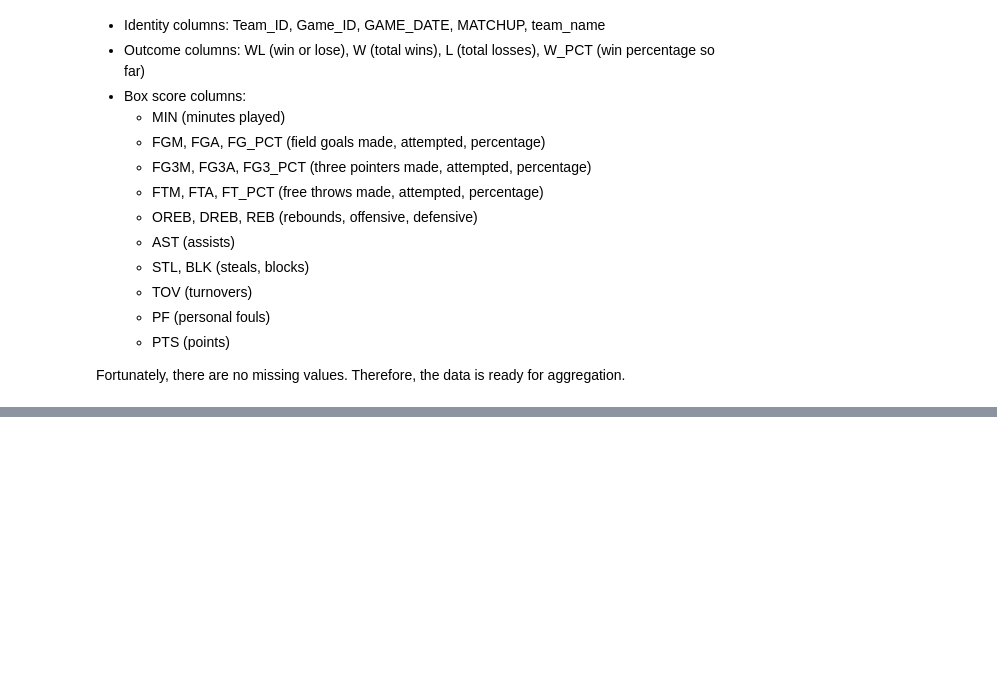
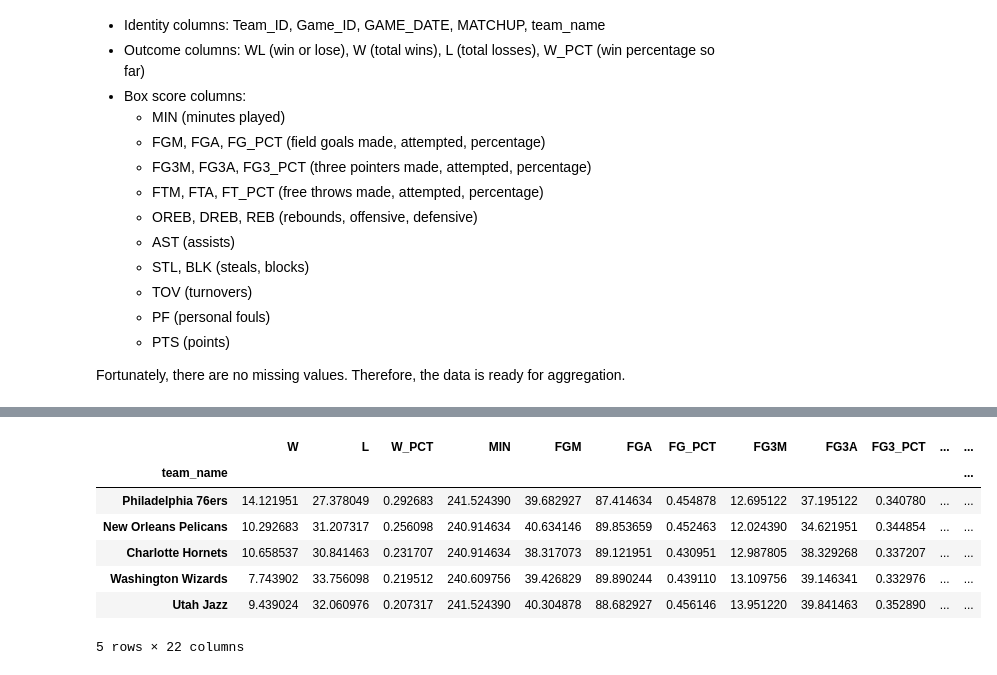
Before and after one commit to stengyv/NBA-Analysis, a Jupyter notebook: NBA analysis.ipynb, the cells around one changed output, grey strips where cells are left out. Saved outputs shown, nothing was run; the diff lists cells and outputs as text; code cells hidden in the pictures; blank space fills up the shorter version.

```diff
--- a/NBA analysis.ipynb
+++ b/NBA analysis.ipynb
@@ -116,0 +153,12 @@ Currently the dataset has 2,460 rows — one row per game per team. To compare t
+# %%
+# Teams with lowest win percentages
+team_avgs.sort_values(by="W_PCT", ascending=False).tail()
+# %% [output]
+|  | W | L | W_PCT | MIN | FGM | FGA | FG_PCT | FG3M | FG3A | FG3_PCT | ... | ... |
+| team_name |  |  |  |  |  |  |  |  |  |  |  | ... |
+| Philadelphia 76ers | 14.121951 | 27.378049 | 0.292683 | 241.524390 | 39.682927 | 87.414634 | 0.454878 | 12.695122 | 37.195122 | 0.340780 | ... | ... |
+| New Orleans Pelicans | 10.292683 | 31.207317 | 0.256098 | 240.914634 | 40.634146 | 89.853659 | 0.452463 | 12.024390 | 34.621951 | 0.344854 | ... | ... |
+| Charlotte Hornets | 10.658537 | 30.841463 | 0.231707 | 240.914634 | 38.317073 | 89.121951 | 0.430951 | 12.987805 | 38.329268 | 0.337207 | ... | ... |
+| Washington Wizards | 7.743902 | 33.756098 | 0.219512 | 240.609756 | 39.426829 | 89.890244 | 0.439110 | 13.109756 | 39.146341 | 0.332976 | ... | ... |
+| Utah Jazz | 9.439024 | 32.060976 | 0.207317 | 241.524390 | 40.304878 | 88.682927 | 0.456146 | 13.951220 | 39.841463 | 0.352890 | ... | ... |
+5 rows × 22 columns
```
Also changed, not shown: parts of 10 cells of this notebook, 2 other files.
